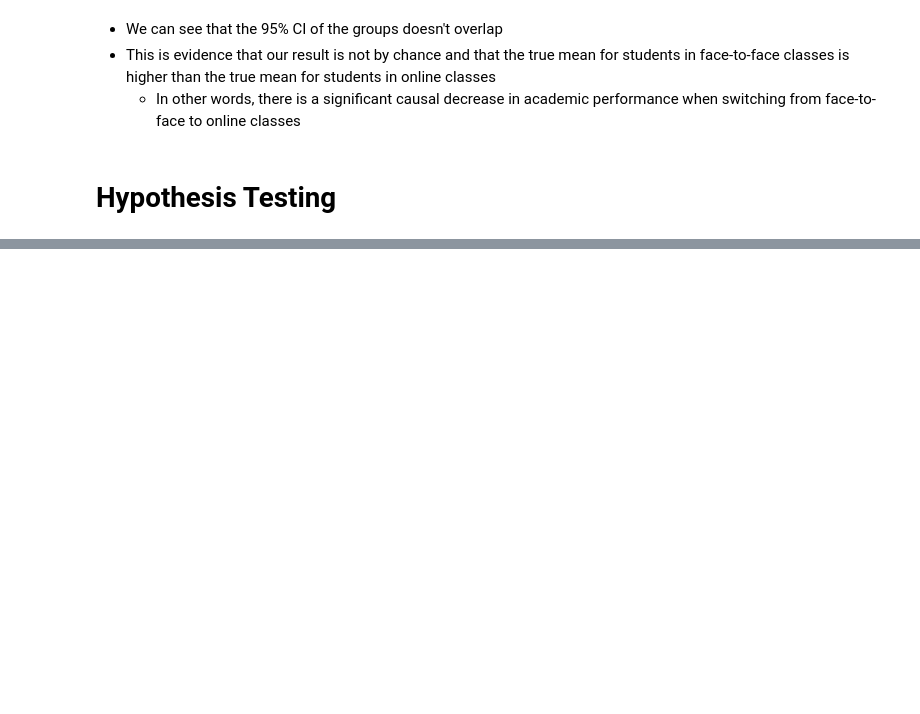
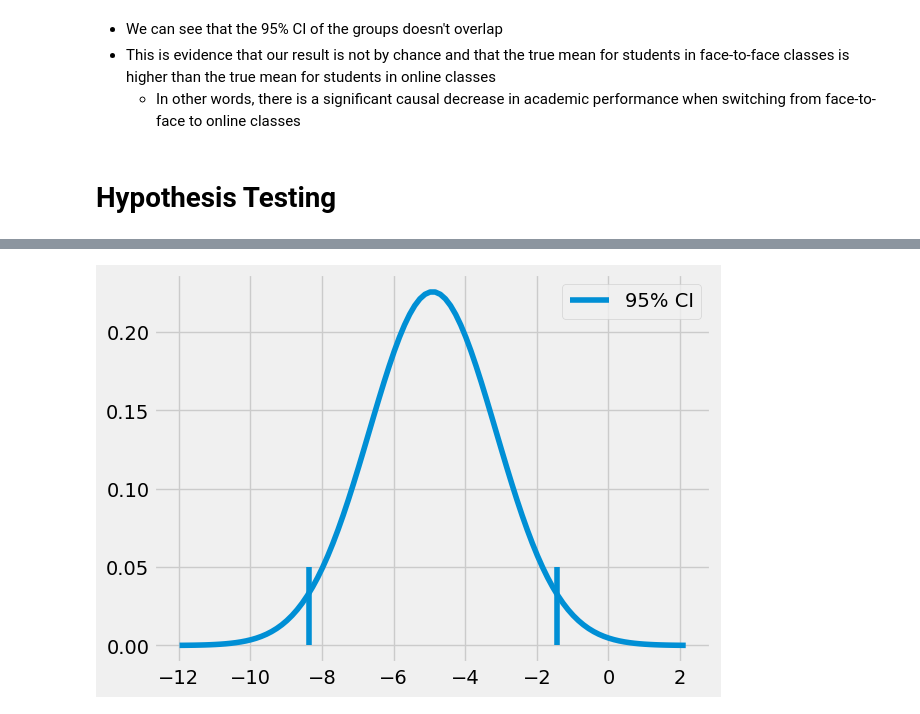
Before and after one commit to samcjswo/Causal_Inference, a Jupyter notebook: [Chapter 3] Stats_Review.ipynb, the cells around one changed output, grey strips where cells are left out. Cells and saved outputs as stored; diff of their text form; code cells hidden in the pictures; blank space fills up the shorter version.

```diff
--- a/[Chapter 3] Stats_Review.ipynb
+++ b/[Chapter 3] Stats_Review.ipynb
@@ -155,0 +180,10 @@ print("95% for Face to Face:", ci(face_to_face))
+# %%
+x = np.linspace(diff_mu - 4*diff_se, diff_mu + 4*diff_se, 100)
+y = stats.norm.pdf(x, diff_mu, diff_se)
+plt.plot(x, y)
+plt.vlines(ci[1], ymin=0, ymax=.05)
+plt.vlines(ci[0], ymin=0, ymax=.05, label="95% CI")
+plt.legend()
+plt.show()
+# %% [output]
+[figure, added]
```
Also changed, not shown: parts of 23 cells of this notebook.
